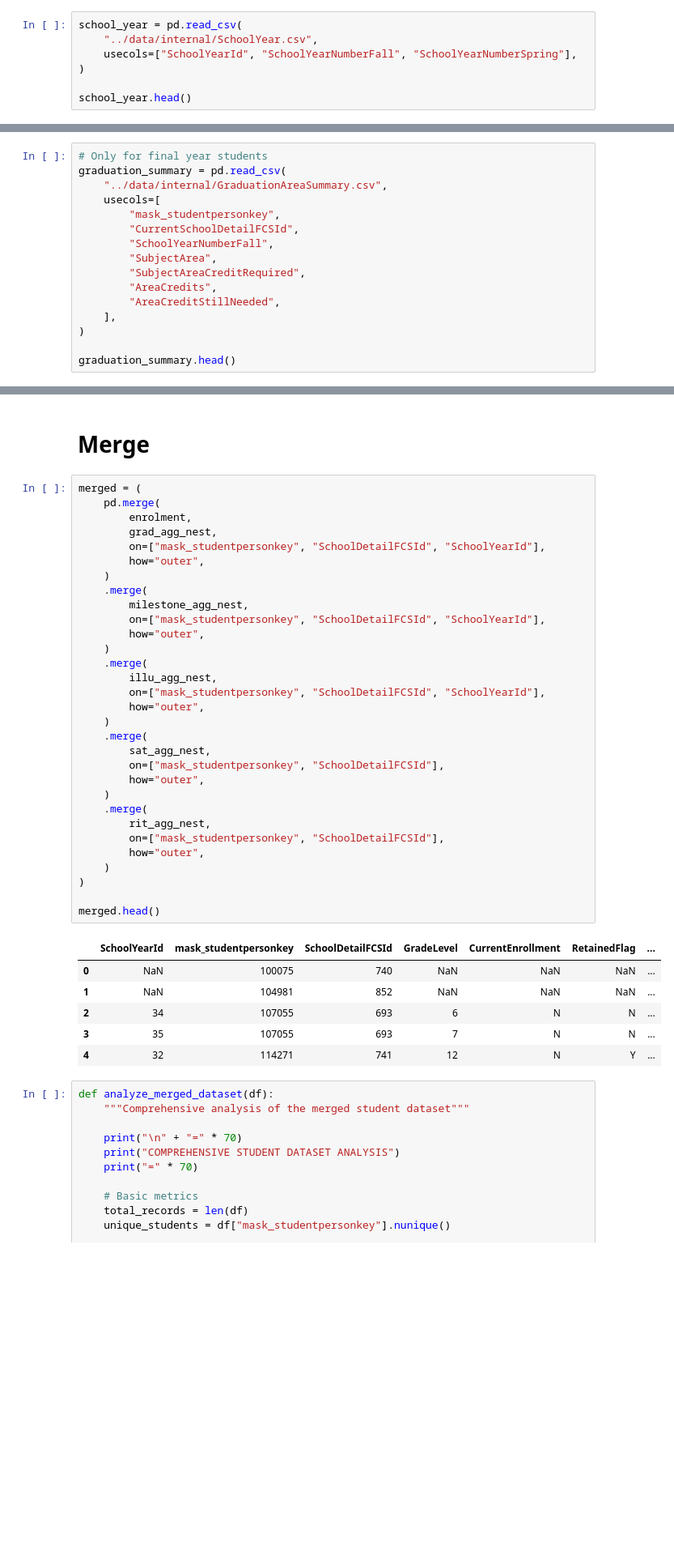
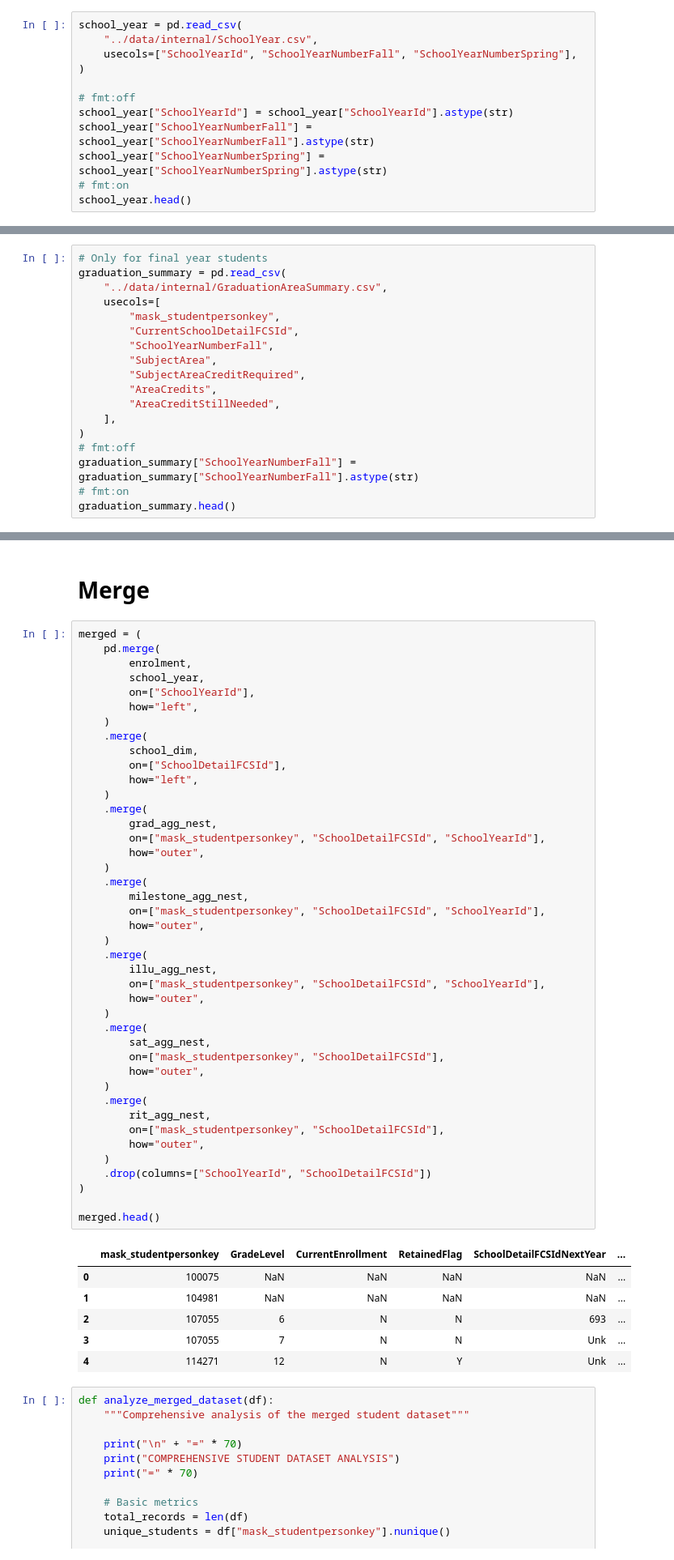
Before and after one commit to shermanpch/ai-coach, a Jupyter notebook: notebooks/create_student_profile_dataset.ipynb, the cells around one changed output, grey strips where cells are left out. Shown: that part at 81% size. Cells and saved outputs as stored; diff of their text form; blank space fills up the shorter version.

```diff
--- a/notebooks/create_student_profile_dataset.ipynb
+++ b/notebooks/create_student_profile_dataset.ipynb
@@ -41,6 +41,11 @@ school_year = pd.read_csv(
     usecols=["SchoolYearId", "SchoolYearNumberFall", "SchoolYearNumberSpring"],
 )
 
+# fmt:off
+school_year["SchoolYearId"] = school_year["SchoolYearId"].astype(str)
+school_year["SchoolYearNumberFall"] = school_year["SchoolYearNumberFall"].astype(str)
+school_year["SchoolYearNumberSpring"] = school_year["SchoolYearNumberSpring"].astype(str)
+# fmt:on
 school_year.head()
 # %% [output]
 |  | SchoolYearId | SchoolYearNumberFall | SchoolYearNumberSpring |
@@ -167,7 +172,9 @@ graduation_summary = pd.read_csv(
         "AreaCreditStillNeeded",
     ],
 )
-
+# fmt:off
+graduation_summary["SchoolYearNumberFall"] = graduation_summary["SchoolYearNumberFall"].astype(str)
+# fmt:on
 graduation_summary.head()
 # %% [output]
 |  | mask_studentpersonkey | CurrentSchoolDetailFCSId | SchoolYearNumberFall | SubjectArea | SubjectAreaCreditRequired | ... |
@@ -649,40 +656,51 @@ rit_agg_nest.head()
 merged = (
     pd.merge(
         enrolment,
+        school_year,
+        on=["SchoolYearId"],
+        how="left",
+    )
+    .merge(
+        school_dim,
+        on=["SchoolDetailFCSId"],
+        how="left",
+    )
+    .merge(
         grad_agg_nest,
         on=["mask_studentpersonkey", "SchoolDetailFCSId", "SchoolYearId"],
         how="outer",
     )
     .merge(
         milestone_agg_nest,
         on=["mask_studentpersonkey", "SchoolDetailFCSId", "SchoolYearId"],
         how="outer",
     )
     .merge(
         illu_agg_nest,
         on=["mask_studentpersonkey", "SchoolDetailFCSId", "SchoolYearId"],
         how="outer",
     )
     .merge(
         sat_agg_nest,
         on=["mask_studentpersonkey", "SchoolDetailFCSId"],
         how="outer",
     )
     .merge(
         rit_agg_nest,
         on=["mask_studentpersonkey", "SchoolDetailFCSId"],
         how="outer",
     )
+    .drop(columns=["SchoolYearId", "SchoolDetailFCSId"])
 )
 
 merged.head()
 # %% [output]
-|  | SchoolYearId | mask_studentpersonkey | SchoolDetailFCSId | GradeLevel | CurrentEnrollment | RetainedFlag | ... |
-| 0 | NaN | 100075 | 740 | NaN | NaN | NaN | ... |
-| 1 | NaN | 104981 | 852 | NaN | NaN | NaN | ... |
-| 2 | 34 | 107055 | 693 | 6 | N | N | ... |
-| 3 | 35 | 107055 | 693 | 7 | N | N | ... |
-| 4 | 32 | 114271 | 741 | 12 | N | Y | ... |
+|  | mask_studentpersonkey | GradeLevel | CurrentEnrollment | RetainedFlag | SchoolDetailFCSIdNextYear | ... |
+| 0 | 100075 | NaN | NaN | NaN | NaN | ... |
+| 1 | 104981 | NaN | NaN | NaN | NaN | ... |
+| 2 | 107055 | 6 | N | N | 693 | ... |
+| 3 | 107055 | 7 | N | N | Unk | ... |
+| 4 | 114271 | 12 | N | Y | Unk | ... |
 # %%
 def analyze_merged_dataset(df):
     """Comprehensive analysis of the merged student dataset"""
```
